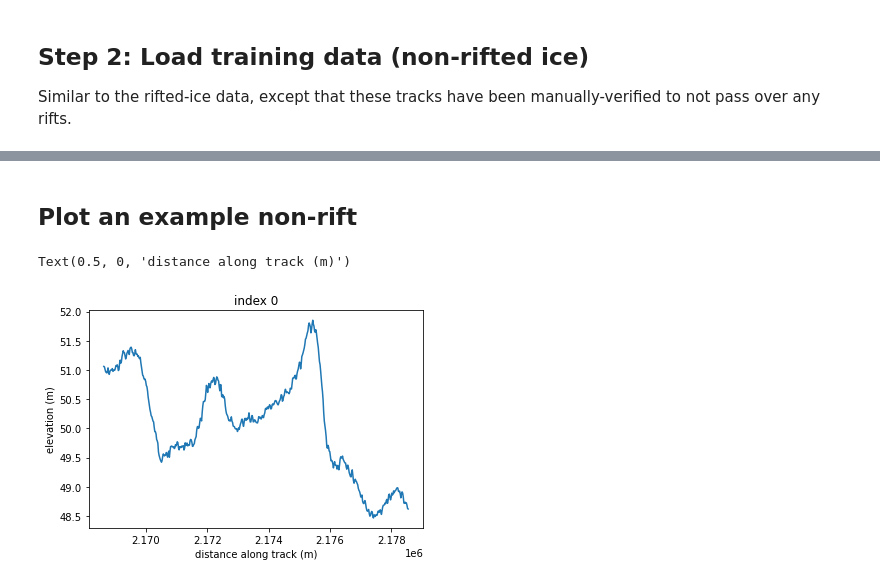
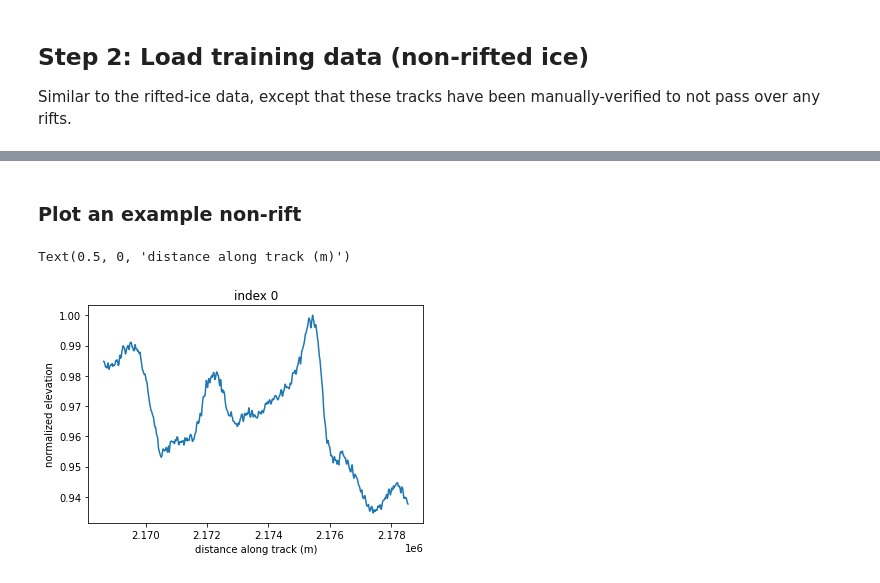
Before and after one commit to chrismiele/rift_id, a Jupyter notebook: rift_identifier.ipynb, the cells around one changed output, grey strips where cells are left out. Cells and saved outputs as stored; diff of their text form; code cells hidden in the pictures.

```diff
--- a/rift_identifier.ipynb
+++ b/rift_identifier.ipynb
@@ -83,26 +74,20 @@ display(training_data.head()) #and display
 | 3 | dml | 4 | 343 | 1r | 1 | [4613.970076180094, 4611.47111311... | [2159313.6893266398, 2159293.8971... | [2159318.618831711, 2159298.82140... | [54.380458381895046, 54.431472361... |
 | 4 | dml | 4 | 343 | 1r | 1 | [11211.057107959065, 11208.581233... | [2210596.637684287, 2210576.81363... | [2210625.0659807855, 2210605.2296... | [37.515234850604074, 37.533068170... |
 # %%
-heights = training_data['h_subset'] #surface elevations along each track
-scaled_heights = [] #initialize list for normalized surface elevations
-
-for height_data in heights: #for each track:
-    scaled_data = height_data/np.max(height_data) #then normalize the elevations to their max value
-    scaled_heights.append(scaled_data) #and append to the list
-
-heights_0 = np.array(scaled_heights, dtype=object)  #where '0' indicates non-rifted ice
+elevation_profiles = training_data['h_subset'] #surface elevations along each track
+elevation_profiles_0 = np.array([profile/np.max(profile) for profile in elevation_profiles]) #where '0' indicates non-rift
 # %% [markdown]
-## Plot an example non-rift
+### Plot an example non-rift
 # %%
 index = 0
 
 dist = training_data['d_subset']
 
 plt.figure()
-plt.plot(dist[index], heights[index])
+plt.plot(dist[index], elevation_profiles_0[index])
 plt.title(f'index {index}')
-plt.ylabel('elevation (m)')
+plt.ylabel('normalized elevation')
 plt.xlabel('distance along track (m)')
 # %% [output]
 Text(0.5, 0, 'distance along track (m)')
-[figure, old version]
+[figure, new version]
```
Also changed, not shown: parts of 27 cells of this notebook, 1 other file.
